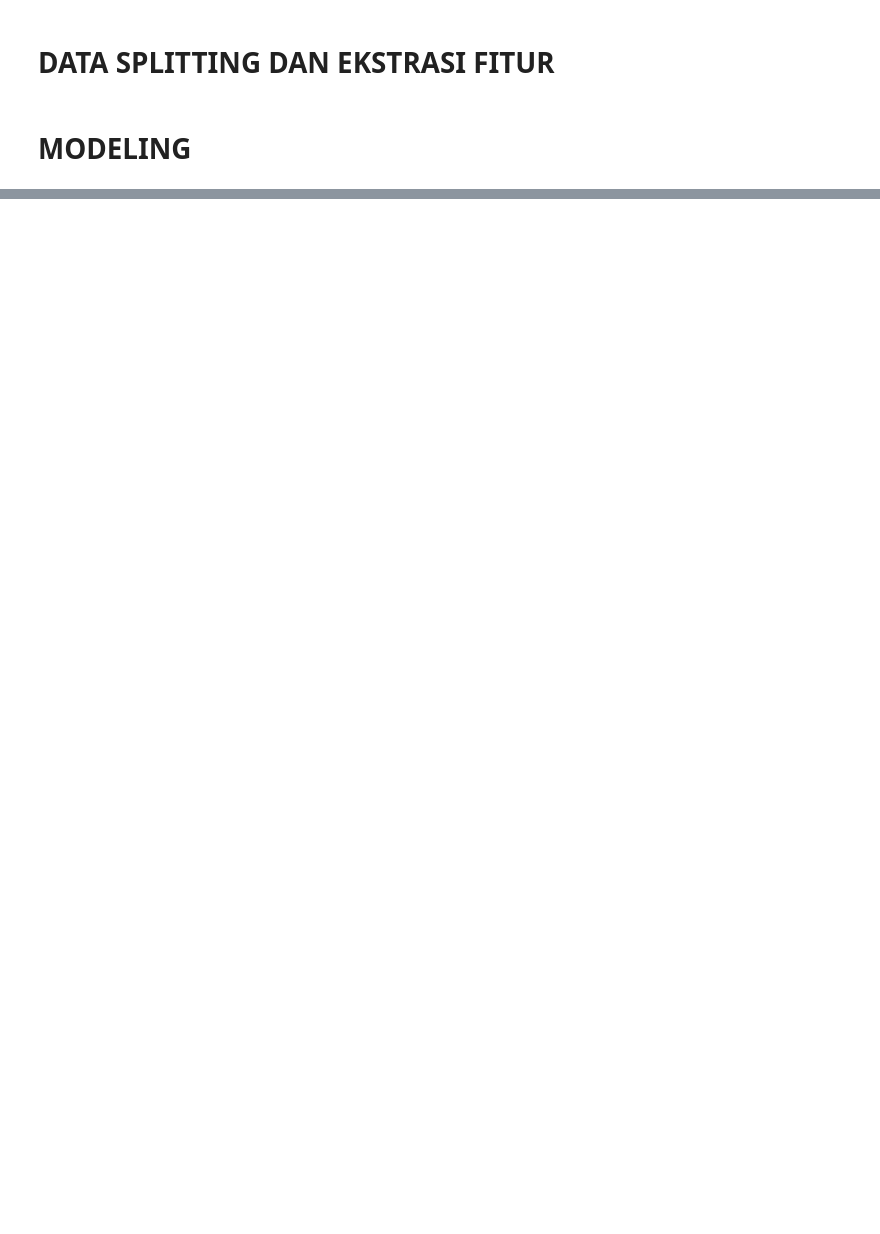
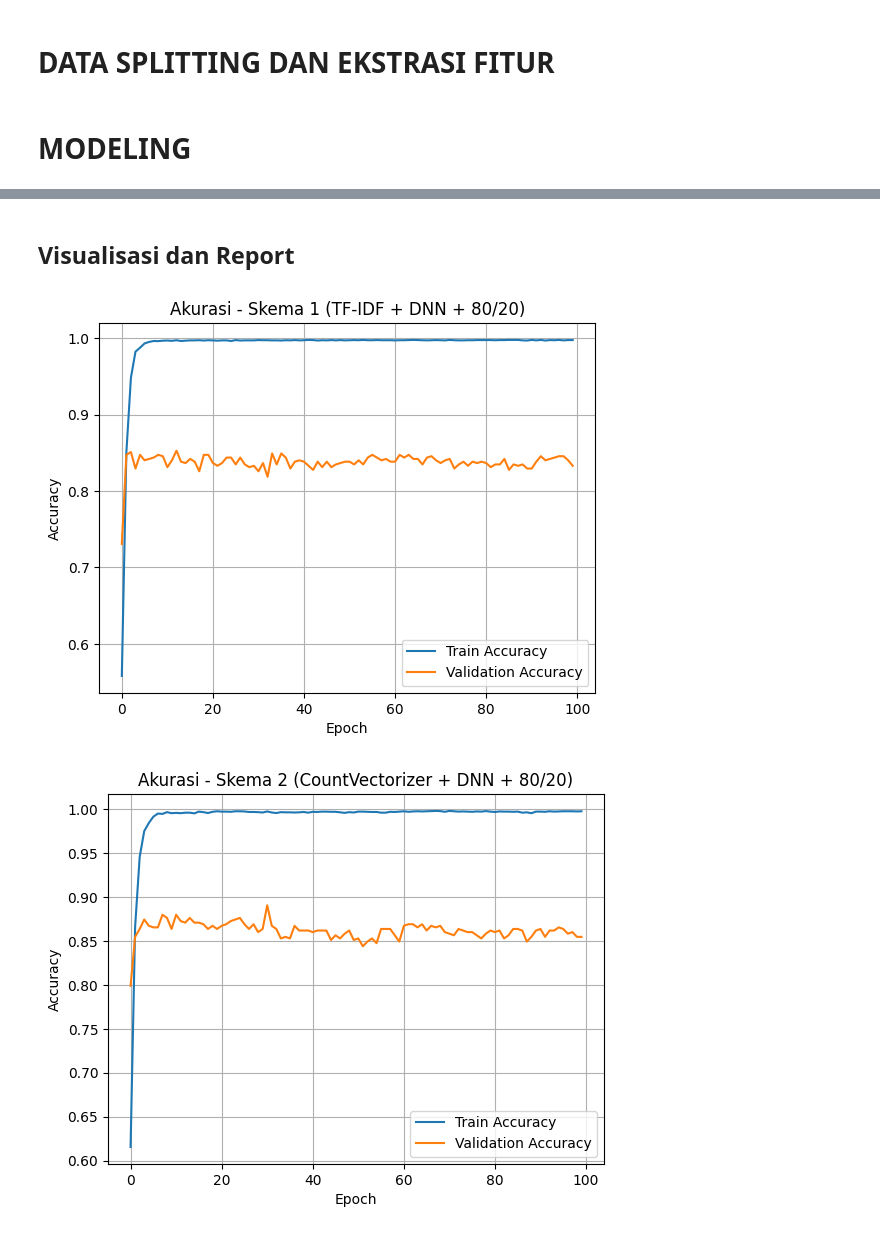
Before and after one commit to heriswaya/Sentiment-Analysis-Dicoding, a Jupyter notebook: model_training.ipynb, the cells around one changed output, grey strips where cells are left out. Saved outputs shown, nothing was run; the diff lists cells and outputs as text; code cells hidden in the pictures; blank space fills up the shorter version.

```diff
--- a/model_training.ipynb
+++ b/model_training.ipynb
@@ -493,0 +545,24 @@ Akurasi Testing  : 0.7501196744853997
+# %%
+vocab_size = 5000
+embedding_dim = 64
+max_len = 100
+
+model3 = Sequential()
+model3.add(Embedding(input_dim=vocab_size, output_dim=embedding_dim, input_length=max_len))
+model3.add(Bidirectional(LSTM(64)))
+model3.add(Dropout(0.5))
+model3.add(Dense(3, activation='softmax'))
+
+model3.compile(loss='sparse_categorical_crossentropy', optimizer='adam', metrics=['accuracy'])
+
+history3 = model3.fit(
+    X_train3, y_train3,
+    validation_split=0.1,
+    epochs=20,
+    batch_size=64,
+    callbacks=[TargetAccuracyCallback(target=0.92)],
+    verbose=1
+)
+
+loss3, acc3 = model3.evaluate(X_test3, y_test3)
+print("✅ SKEMA 3 (Tokenizer + RNN-LSTM + 70/30) - Akurasi Test:", acc3)
@@ -493,0 +588,20 @@ Akurasi Testing  : 0.7501196744853997
+# %% [markdown]
+## Visualisasi dan Report
+# %%
+def plot_accuracy(history, skema_name):
+    plt.plot(history.history['accuracy'], label='Train Accuracy')
+    plt.plot(history.history['val_accuracy'], label='Validation Accuracy')
+    plt.title(f'Akurasi - {skema_name}')
+    plt.xlabel('Epoch')
+    plt.ylabel('Accuracy')
+    plt.legend()
+    plt.grid(True)
+    plt.show()
+
+# Visualisasi untuk tiap skema
+plot_accuracy(history1, "Skema 1 (TF-IDF + DNN + 80/20)")
+plot_accuracy(history2, "Skema 2 (CountVectorizer + DNN + 80/20)")
+plot_accuracy(history3, "Skema 3 (Tokenizer + RNN-LSTM + 70/30)")
+# %% [output]
+[figure, added]
+[figure, added]
```
Also changed, not shown: parts of 19 cells of this notebook.
